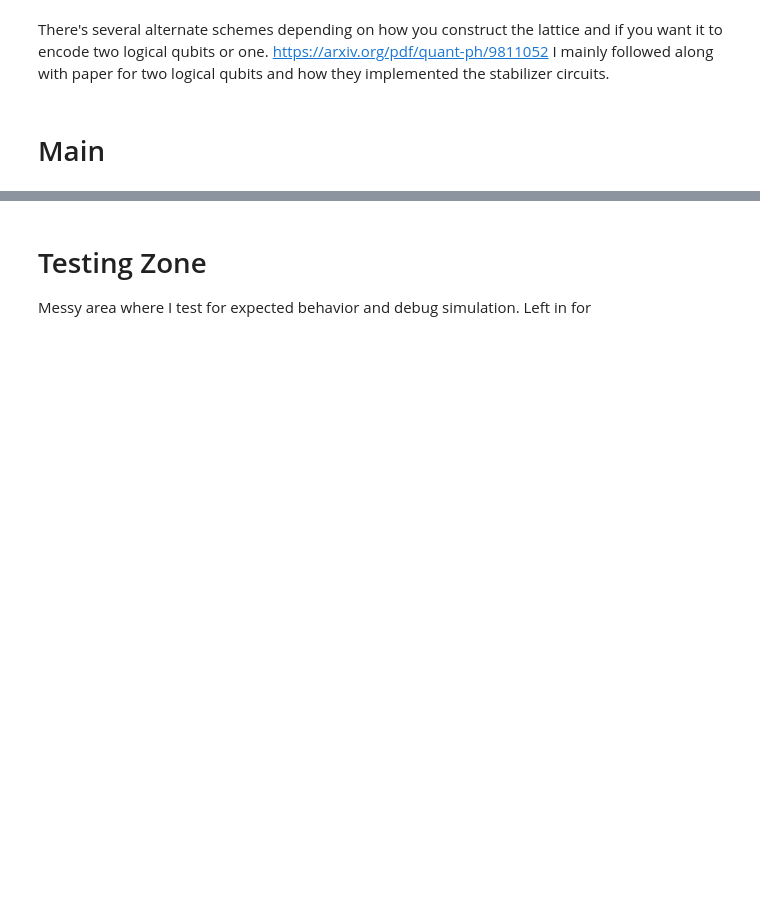
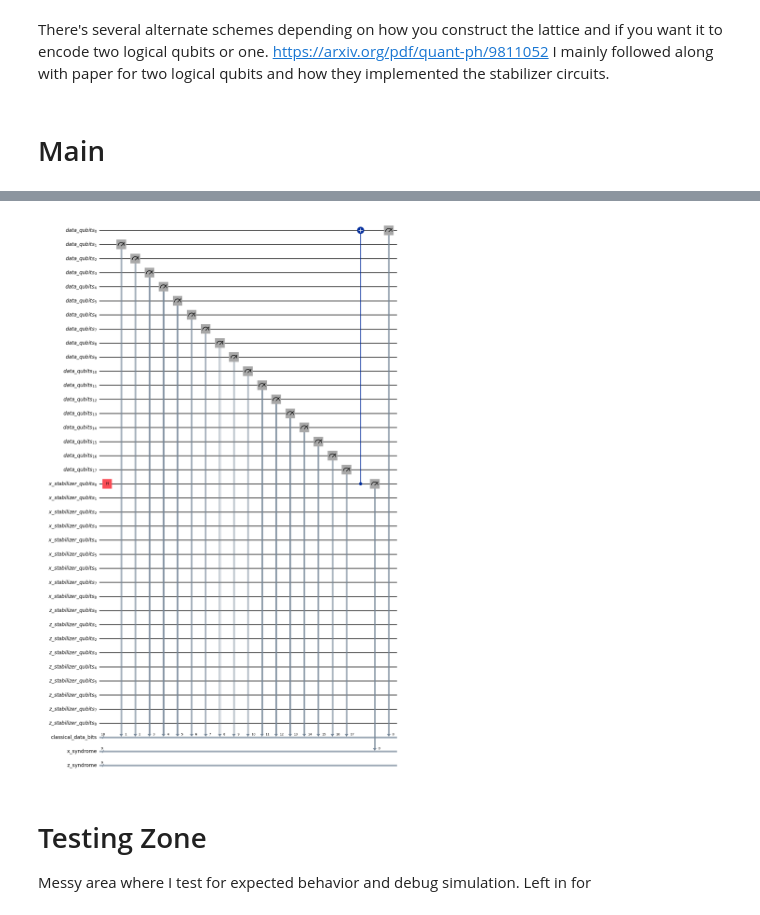
Before and after one commit to Grace-Davanzo/SurfaceCodeSimulation, a Jupyter notebook: surface_code.ipynb, the cells around one changed output, grey strips where cells are left out. Saved outputs shown, nothing was run; the diff lists cells and outputs as text; code cells hidden in the pictures; blank space fills up the shorter version.

```diff
--- a/surface_code.ipynb
+++ b/surface_code.ipynb
@@ -547,3 +745,7 @@ sim_qubits
+# %%
+sim_qubits.circuit.draw(output="mpl")
+# %% [output]
+[figure, added]
 # %% [markdown]
 # Testing Zone
 
```
Also changed, not shown: parts of 7 cells of this notebook, 1 other file.
